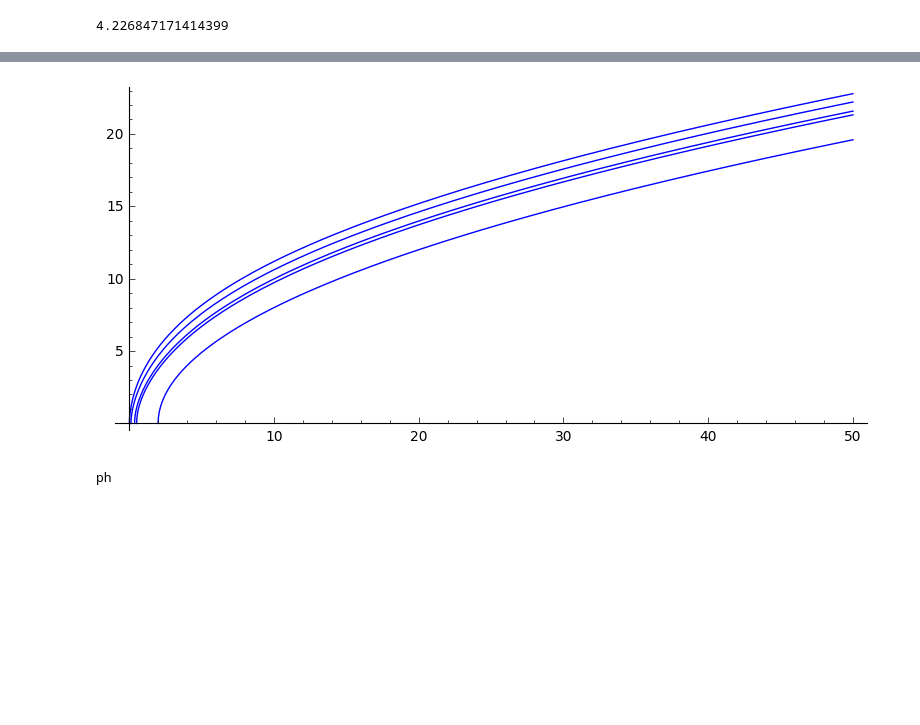
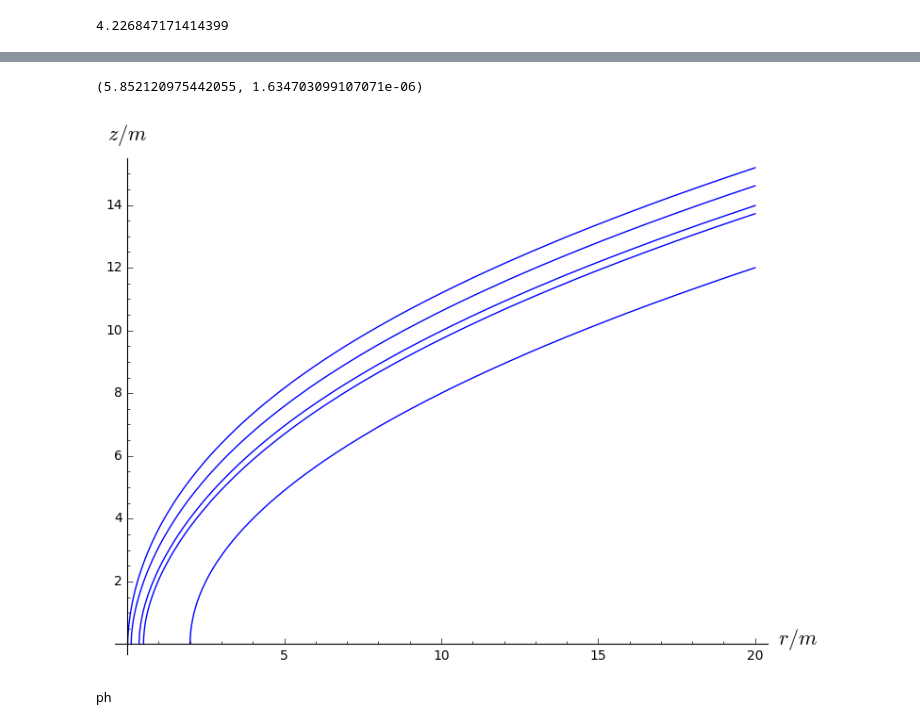
Before and after one commit to egourgoulhon/BHLectures, a Jupyter notebook: sage/Einstein-Rosen_bridge.ipynb, the cells around one changed output, grey strips where cells are left out. Cells and saved outputs as stored; diff of their text form; code cells hidden in the pictures; blank space fills up the shorter version.

```diff
--- a/sage/Einstein-Rosen_bridge.ipynb
+++ b/sage/Einstein-Rosen_bridge.ipynb
@@ -30,2 +17,5 @@ plot(zp2, (r, 1.8, 5))
 # %%
-rmin(T) = 2*(lambert_w(-T^2/RDF(e)) + 1)
+def rmin(T):
+    if T > 1:
+        return RDF(4*ln(T))
+    return 2*(lambert_w(-T^2/RDF(e)) + 1)
@@ -70,9 +53,15 @@ plot(lambda r: zz(r, 3/4), rmin(3/4), 4)
+# %%
+T0 = 0.5
+zp0 = zp(r, T0)
+numerical_integral(zp0, rmin(T0), 6, algorithm='qags')
+# %% [output]
+(5.852120975442055, 1.634703099107071e-06)
 # %%
 T0_list = [0, 0.98, 0.99, 0.999, 0.99999]
 g = Graphics()
 for T0 in T0_list:
-    g += plot(lambda r: zz(r, T0), rmin(T0), 50)
+    g += plot(lambda r: zz(r, T0), rmin(T0), 20)
 # %%
-show(g, aspect_ratio=1, xmin=0, xmax=50)
+show(g, aspect_ratio=1, xmin=0, xmax=20, axes_labels=[r'$r/m$', r'$z/m$'])
 # %% [output]
-[figure, old version]
+[figure, new version]
```
Also changed, not shown: parts of 17 cells of this notebook, 2 other files.
